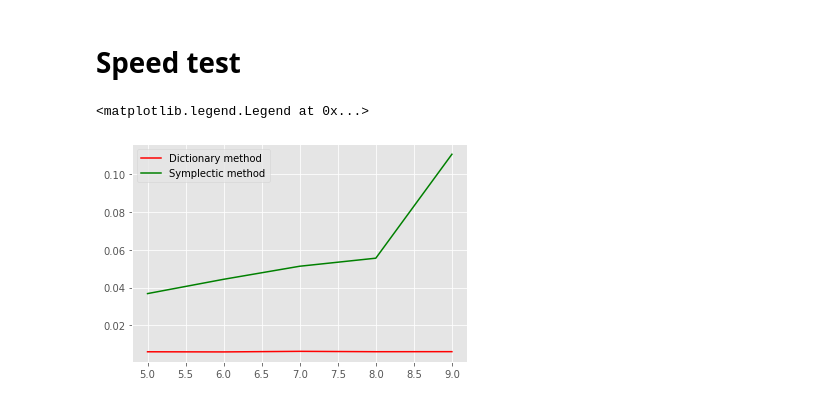
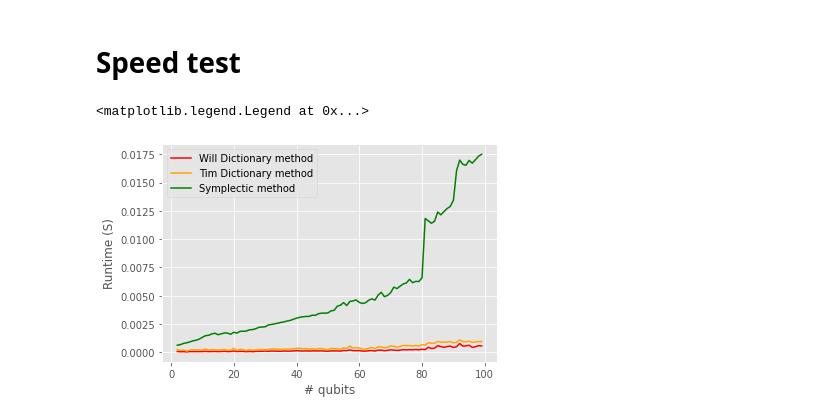
Before and after one commit to TimWeaving/QReduce, a Jupyter notebook: SymOp_usage.ipynb, the cells around one changed output. Drawn from its saved outputs; the diff is of its cells as text; code cells hidden in the pictures.

Commit message:
Added dictionary rotation method for comparison with symplectic

```diff
--- a/SymOp_usage.ipynb
+++ b/SymOp_usage.ipynb
@@ -43,7 +43,7 @@ A_dict = random_operator(n_q, n_t)
 print('Operator in the dictionary representation:\n\n', A_dict)
 
 # initiate symplectic operator class
-A = SymOp(A_dict)
+A = operator(A_dict)
 # print out
 print('\nThe operator may be represented by a 2n_q x n_t symplectic matrix:\n\n', A._symp)
 print('\n... together with the vector of coefficients:\n\n', A.cfvec)
@@ -216,7 +218,7 @@ for i in range(1000):
     B    = random_pauli(n_q)
     angle=random.uniform(0,1)
 
-    A_symp = SymOp(A)
+    A_symp = operator(A)
     test_symp = A_symp.rotate_by(B, clifford=False, angle=angle)
     test_dict = rotate_operator(rotations=[(angle, B)], op=A)
 
@@ -239,11 +241,21 @@ All tests passed? True
 # %%
 n_samples = 100
 
-def dict_method():
+def will_dict_method():
     samples=[]
     for i in range(n_samples):
         start = time.time()
-        rotate_operator(rotations=[(np.pi/2, B)], op=A)
+        rotate_operator(rotations=[(angle, B)], op=A)
+        end = time.time()
+        samples.append(end - start)
+    avg = sum(samples)/n_samples
+    return avg
+
+def tim_dict_method():
+    samples=[]
+    for i in range(n_samples):
+        start = time.time()
+        A_symp.rotate_by(B, clifford=False, angle=angle)
         end = time.time()
         samples.append(end - start)
     avg = sum(samples)/n_samples
@@ -253,35 +265,40 @@ def symp_method():
     samples=[]
     for i in range(n_samples):
         start = time.time()
-        A_symp.rotate_by(B, clifford=False, angle=angle)
+        A_symp.rotate_by(B, clifford=False, angle=angle, rot_type='symp')
         end = time.time()
         samples.append(end - start)
     avg = sum(samples)/n_samples
     return avg
 # %%
-avg_runtime={'dict':[], 'symp':[]}
-X = list(range(5, 10))
+avg_runtime={'wdict':[],'tdict':[], 'symp':[]}
+X = list(range(2, 100))
 for n_q in X:
     #n_q = n_t
-    n_t = 1000
+    n_t = 10
 
     A    = random_operator(n_q, n_t)
     B    = random_pauli(n_q)
     angle=random.uniform(0,1)
-    A_symp=SymOp(A)
+    A_symp=operator(A)
 
-    avg_runtime['dict'].append(dict_method())
+    avg_runtime['wdict'].append(will_dict_method())
+    avg_runtime['tdict'].append(tim_dict_method())
     avg_runtime['symp'].append(symp_method())
 # %%
 from matplotlib import pyplot as plt
 plt.style.use('ggplot')
 
-Y_dict = avg_runtime['dict']
+Y_wdict = avg_runtime['wdict']
+Y_tdict = avg_runtime['tdict']
 Y_symp = avg_runtime['symp']
 
-plt.plot(X, Y_dict, label='Dictionary method', color='red')
+plt.plot(X, Y_wdict, label='Will Dictionary method', color='red')
+plt.plot(X, Y_tdict, label='Tim Dictionary method', color='orange')
 plt.plot(X, Y_symp, label='Symplectic method', color='green')
+plt.ylabel('Runtime (S)')
+plt.xlabel('# qubits')
 plt.legend()
 # %% [output]
 <matplotlib.legend.Legend at 0x...>
-[figure, old version]
+[figure, new version]
```
Also changed, not shown: parts of 7 cells of this notebook, 2 other files.
